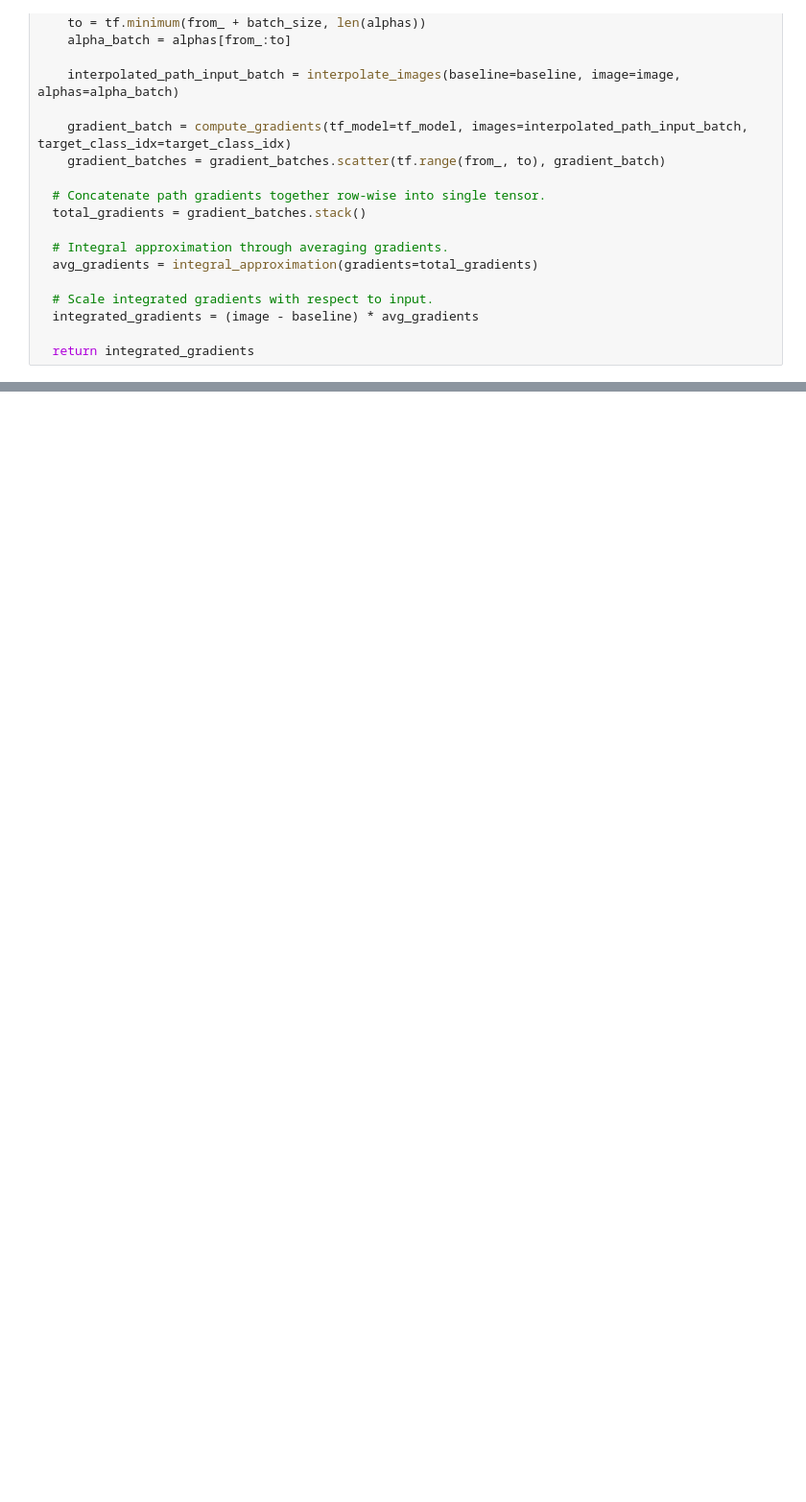
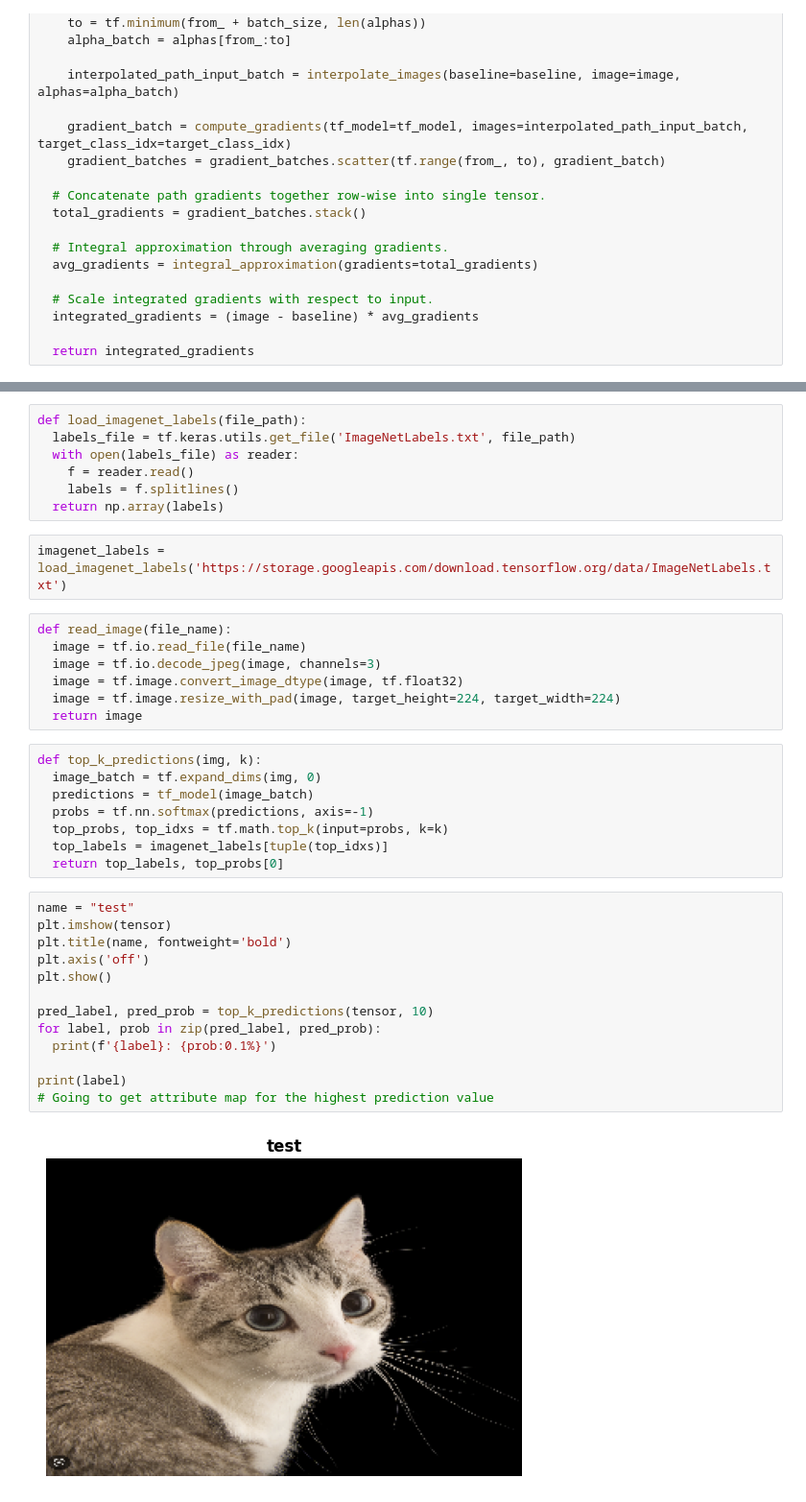
Before and after one commit to toby-j/fyp_concept, a Jupyter notebook: concept.ipynb, the cells around one changed output, grey strips where cells are left out. Shown at 96% size. Saved outputs shown, nothing was run; the diff lists cells and outputs as text; blank space fills up the shorter version.

Commit message:
Got the pixels to show per class. Going to map labels for readability and do some refactoring.

```diff
--- a/concept.ipynb
+++ b/concept.ipynb
@@ -180,0 +196,39 @@ tf.Tensor(
+# %%
+def load_imagenet_labels(file_path):
+  labels_file = tf.keras.utils.get_file('ImageNetLabels.txt', file_path)
+  with open(labels_file) as reader:
+    f = reader.read()
+    labels = f.splitlines()
+  return np.array(labels)
+# %%
+imagenet_labels = load_imagenet_labels('https://storage.googleapis.com/download.tensorflow.org/data/ImageNetLabels.txt')
+# %%
+def read_image(file_name):
+  image = tf.io.read_file(file_name)
+  image = tf.io.decode_jpeg(image, channels=3)
+  image = tf.image.convert_image_dtype(image, tf.float32)
+  image = tf.image.resize_with_pad(image, target_height=224, target_width=224)
+  return image
+# %%
+def top_k_predictions(img, k):
+  image_batch = tf.expand_dims(img, 0)
+  predictions = tf_model(image_batch)
+  probs = tf.nn.softmax(predictions, axis=-1)
+  top_probs, top_idxs = tf.math.top_k(input=probs, k=k)
+  top_labels = imagenet_labels[tuple(top_idxs)]
+  return top_labels, top_probs[0]
+# %%
+name = "test"
+plt.imshow(tensor)
+plt.title(name, fontweight='bold')
+plt.axis('off')
+plt.show()
+
+pred_label, pred_prob = top_k_predictions(tensor, 10)
+for label, prob in zip(pred_label, pred_prob):
+  print(f'{label}: {prob:0.1%}')
+
+print(label)
+# Going to get attribute map for the highest prediction value
+# %% [output]
+[figure, added]
```
Also changed, not shown: parts of 6 cells of this notebook, 1 other file.
